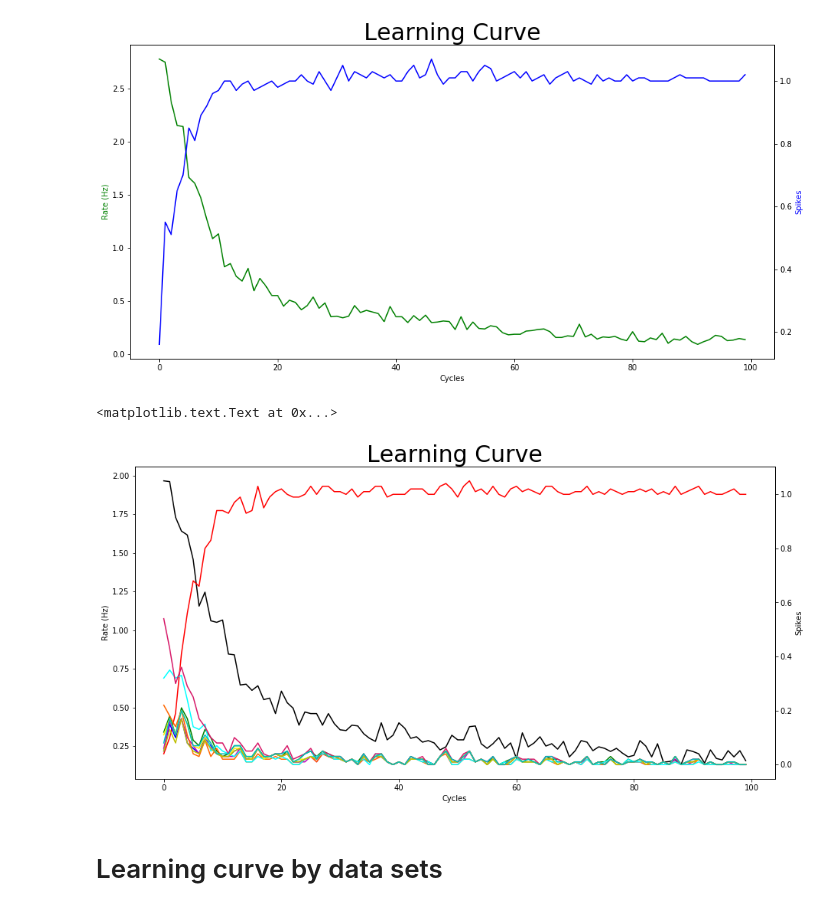
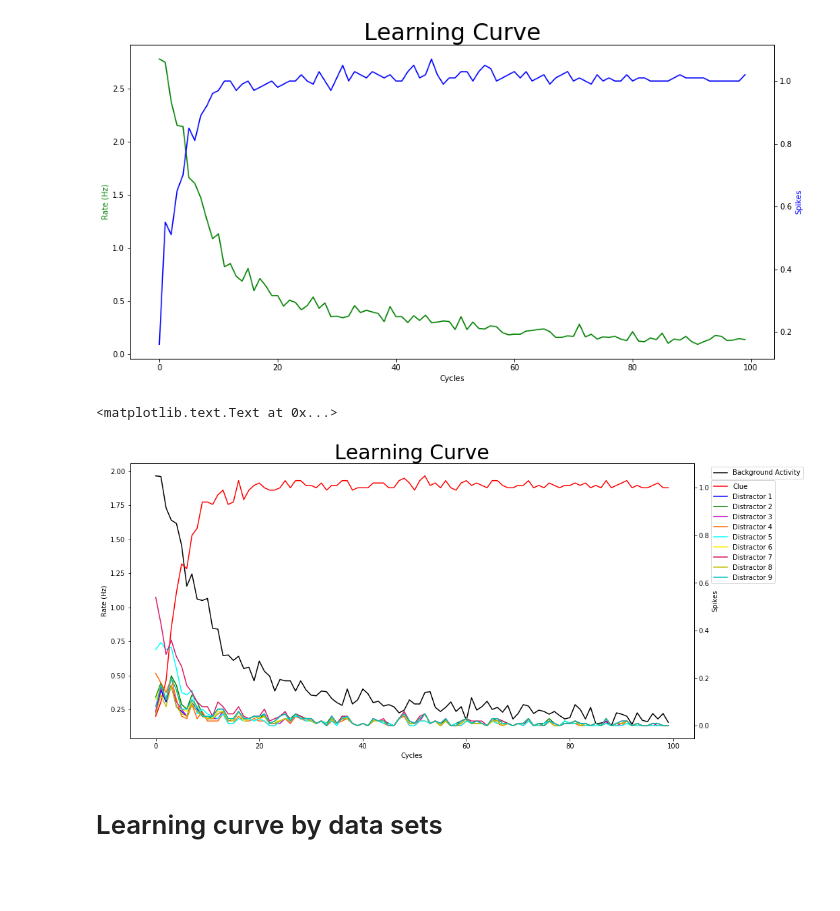
Before and after one commit to mackelab/multispike_tempotron, a Jupyter notebook: code_kailun.ipynb, the cells around one changed output. Cells and saved outputs as stored; diff of their text form; code cells hidden in the pictures; blank space fills up the shorter version.

```diff
--- a/code_kailun.ipynb
+++ b/code_kailun.ipynb
@@ -1157,25 +1112,31 @@ np.savez("multispikes_learning", R_fea_All, R_null_All)
 999
 1000
 88119.77721471901
+# %%
+learning = np.load("multispikes_learning.npz")
+R_fea_All, R_null_All = learning['arr_0'], learning['arr_1']
 # %%
 #learning rate of 0.0001
 cycles = np.arange(0,1000,1)
 fig, ax1 = plt.subplots()
 
 color = ['r','b','g','m', '#FF6600', '#00ffff', '#FDEE00', '#D71868', 'y', 'c', 'k']
+legend = ['Clue 1', 'Clue 2', 'Clue 3', 'Clue 4', 'Clue 5', 'Distractor 1', 'Distractor 2', 'Distractor 3', 'Distractor 4', 'Distractor 5']
 
 ax2 = ax1.twinx()
-ax1.plot(cycles, R_null_All, 'k')
+ax1.plot(cycles, R_null_All, 'k', label='Background Activity')
 count = 0
 for fea in R_fea_All:
-    ax2.plot(cycles, fea, color[count])
+    ax2.plot(cycles, fea, color[count], label=legend[count])
     count += 1
 
 ax1.set_xlabel('Cycles')
 ax1.set_ylabel('Rate (Hz)')
 ax2.set_ylabel('Spikes')
 
-plt.title("Learning Curve", fontsize=30)
+ax1.legend(bbox_to_anchor=(1.2, 1))
+plt.legend(bbox_to_anchor=(1.15, 0.95))
+plt.title("Multispikes Learning Curve", fontsize=30)
 #plt.xlim(0,300)
 # %% [output]
 <matplotlib.text.Text at 0x...>
@@ -1414,26 +1377,32 @@ plt.title("Learning Curve", fontsize=30)
 [figure]
 # %%
 #learning rate of 0.0001
+one_spike_learning = np.load('1_spike_learning.npz')
+R_fea_list, R_null_list = one_spike_learning['arr_0'], one_spike_learning['arr_1']
+
 cycles = np.arange(0,100,1)
 fig, ax1 = plt.subplots()
 
 color = ['r','b','g','m', '#FF6600', '#00ffff', '#FDEE00', '#D71868', 'y', 'c', 'k']
+legend = ['Clue', 'Distractor 1', 'Distractor 2', 'Distractor 3', 'Distractor 4', 'Distractor 5', 'Distractor 6', 'Distractor 7', 'Distractor 8', 'Distractor 9']
 
 ax2 = ax1.twinx()
-ax1.plot(cycles, R_null_list, 'k')
+ax1.plot(cycles, R_null_list, 'k', label = 'Background Activity')
 count = 0
 for fea in R_fea_list:
-    ax2.plot(cycles, fea, color[count])
+    ax2.plot(cycles, fea, color[count], label = legend[count])
     count += 1
 
 ax1.set_xlabel('Cycles')
 ax1.set_ylabel('Rate (Hz)')
 ax2.set_ylabel('Spikes')
 
+ax1.legend(bbox_to_anchor=(1.2, 1))
+plt.legend(bbox_to_anchor=(1.15, 0.95))
 plt.title("Learning Curve", fontsize=30)
 # %% [output]
 <matplotlib.text.Text at 0x...>
-[figure, old version]
+[figure, new version]
 # %% [markdown]
 # Learning curve by data sets
 # %%
```
Also changed, not shown: parts of 61 cells of this notebook.
